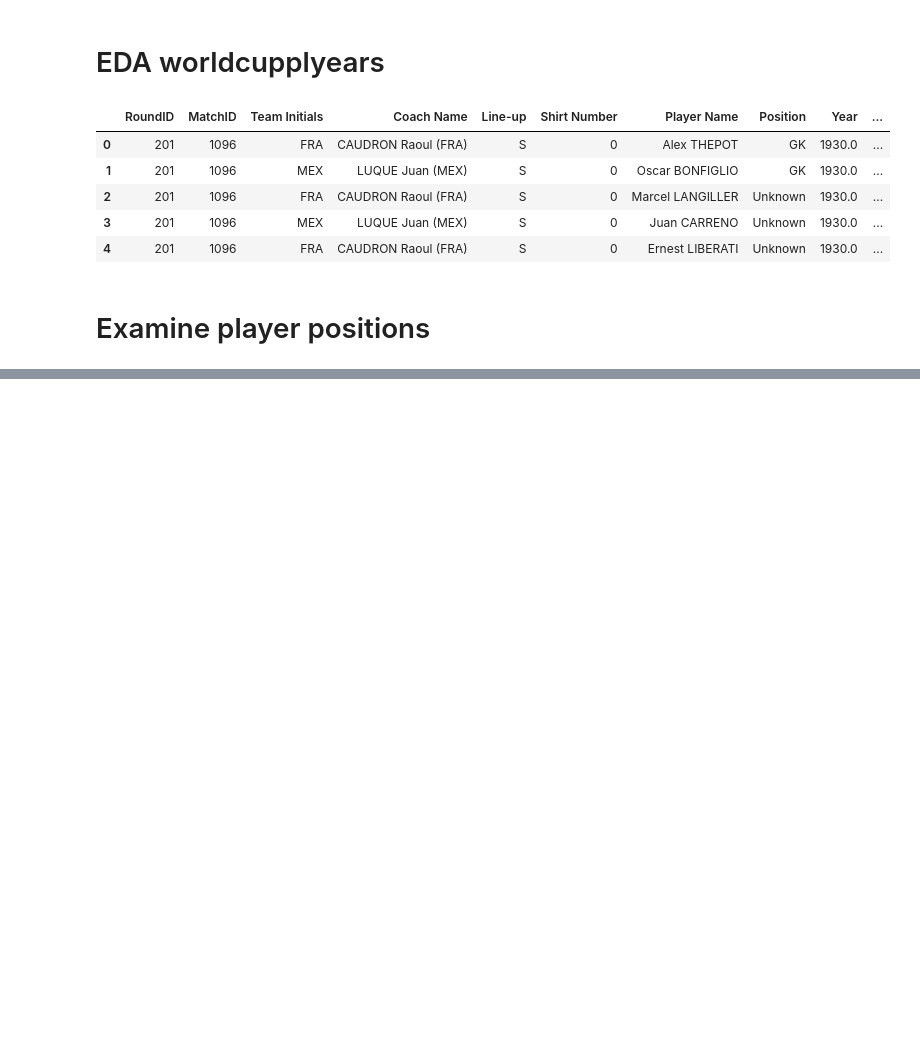
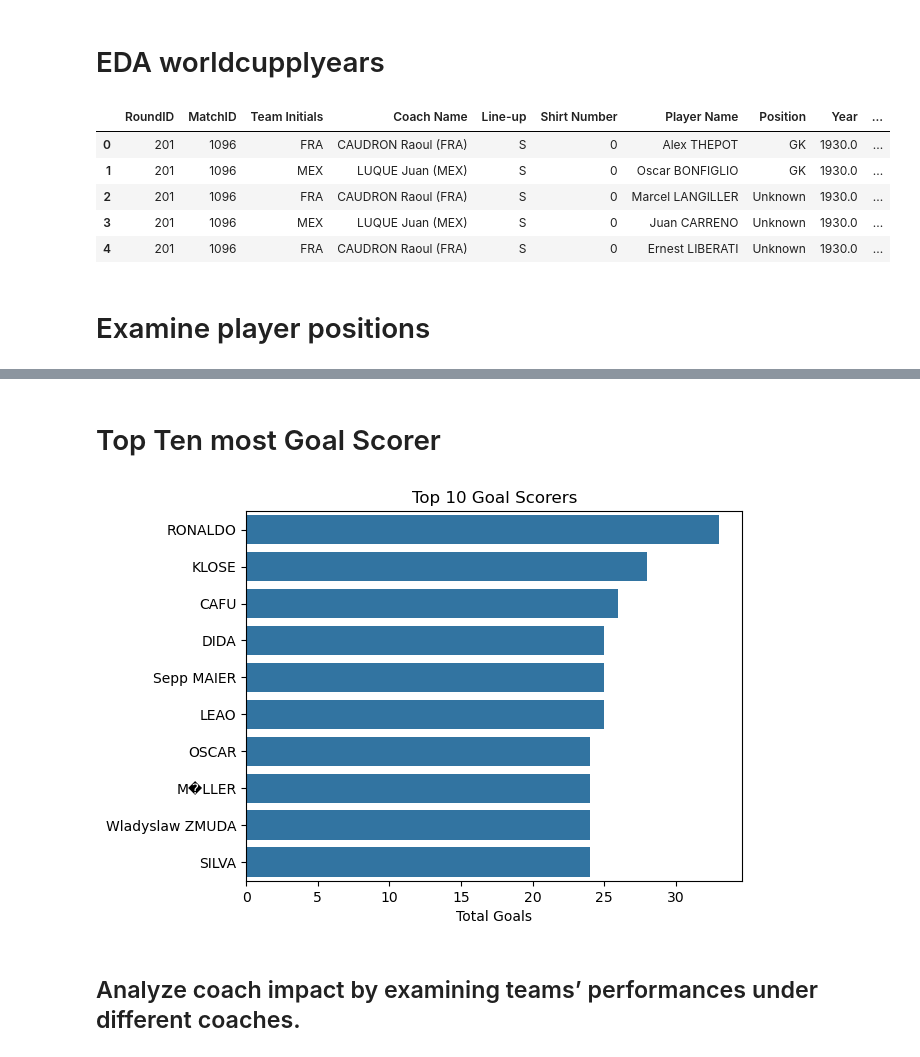
Before and after one commit to UsmanAhamed12/Data-Analyst-Intern-Project, a Jupyter notebook: FIFA WORLD CUP ANALYSIS PROJECT/NoteBooks/EDA_worldcupplayers.ipynb, the cells around one changed output, grey strips where cells are left out. Cells and saved outputs as stored; diff of their text form; code cells hidden in the pictures; blank space fills up the shorter version.

```diff
--- a/FIFA WORLD CUP ANALYSIS PROJECT/NoteBooks/EDA_worldcupplayers.ipynb
+++ b/FIFA WORLD CUP ANALYSIS PROJECT/NoteBooks/EDA_worldcupplayers.ipynb
@@ -30,0 +42,19 @@ position_counts.columns = ['position', 'count']
+# %% [markdown]
+# Top Ten most Goal Scorer
+# %%
+### create a variable top_10_soorer
+top_10_scorer = Data['Player Name'].value_counts().sort_values(ascending= False).reset_index().head(10)
+##Rename column name
+top_10_scorer.columns = ['Player Name', 'tot_goals']
+
+### Plot visualization
+
+sns.barplot(data= top_10_scorer, x = 'tot_goals', y = 'Player Name')
+plt.title('Top 10 Goal Scorers')
+plt.ylabel('')
+plt.xlabel('Total Goals')
+plt.show()
+# %% [output]
+[figure, added]
+# %% [markdown]
+## Analyze coach impact by examining teams’ performances under different coaches.
```
Also changed, not shown: parts of 12 cells of this notebook, 1 other file.
